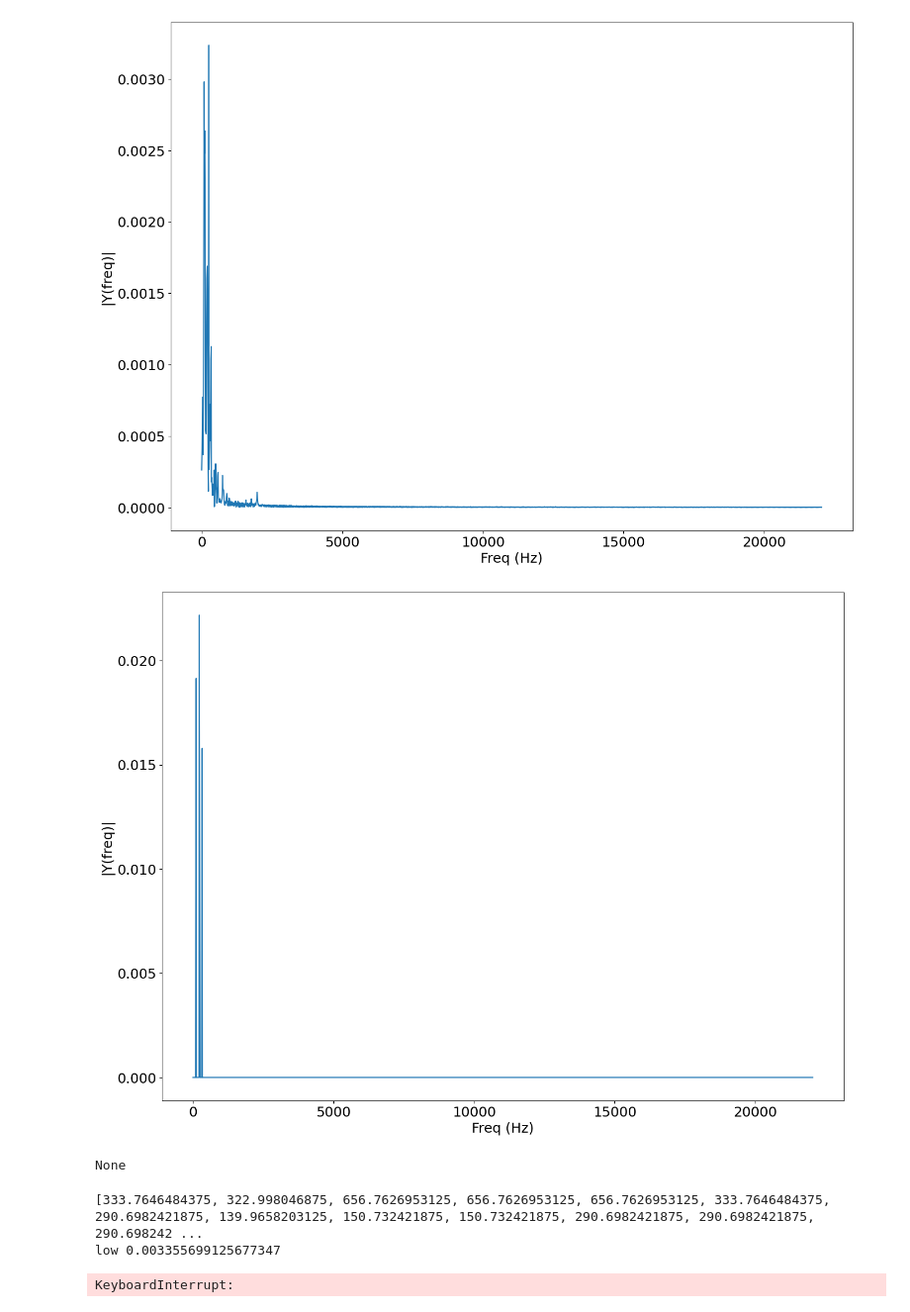
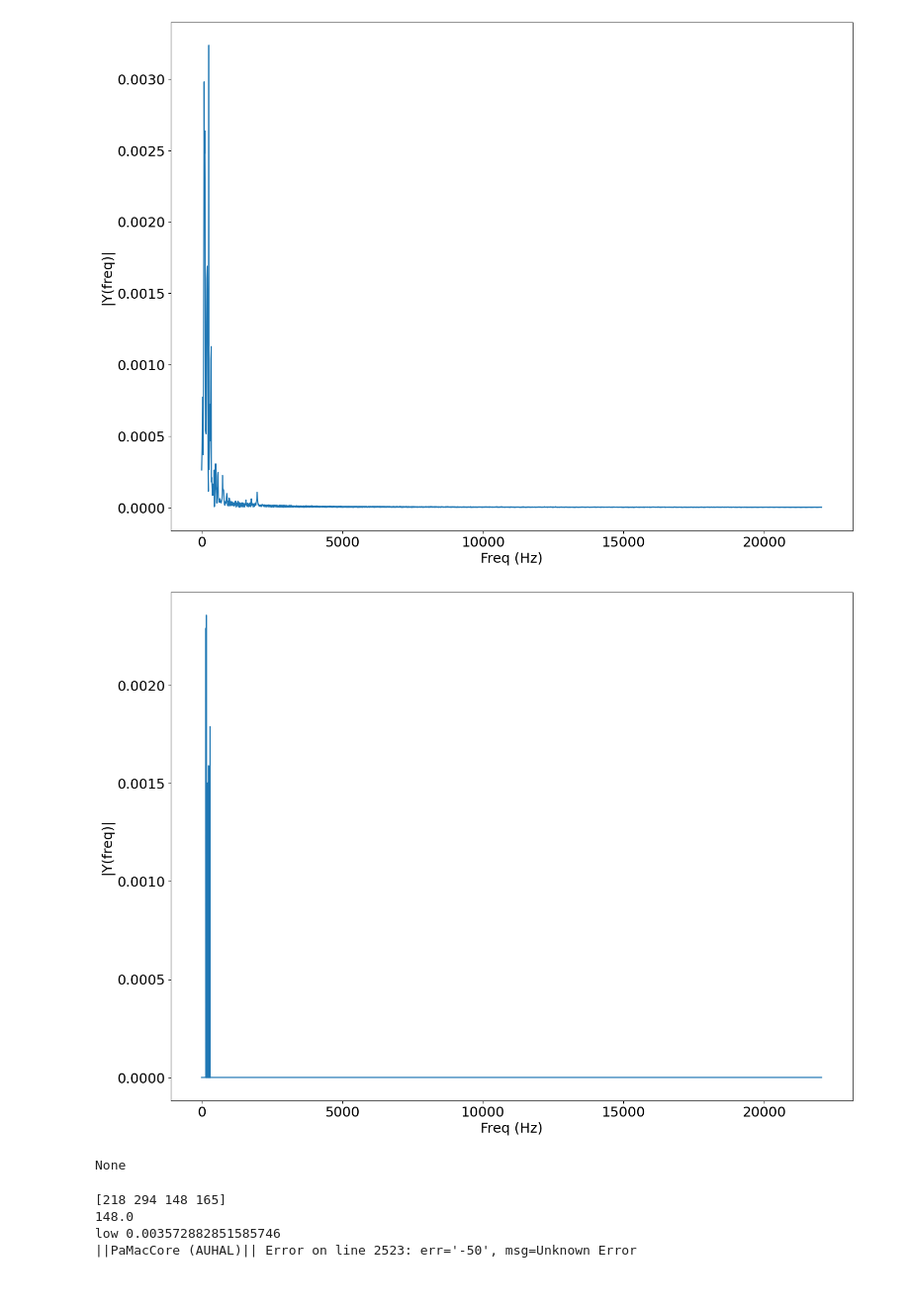
Before and after one commit to codin-eric/signal_analysis, a Jupyter notebook: FFT.ipynb, the cells around one changed output. Shown at 99% size. Saved outputs shown, nothing was run; the diff lists cells and outputs as text; code cells hidden in the pictures.

Commit message:
working time to frec

```diff
--- a/FFT.ipynb
+++ b/FFT.ipynb
@@ -11,7 +26,7 @@ p = pyaudio.PyAudio()
 
 CHANNELS = 1
 RATE = 44100
-buffer_size = 4096 # needed to change this to get undistorted audio
+buffer_size = 44100 # needed to change this to get undistorted audio
 
 
 # detect recorder
@@ -83,7 +98,7 @@ plt.show()
 # %%
 low_flag=True
 min_volume_tolerance = 0.04
-frec_volume_tolerance = 0.008
+frec_volume_tolerance = 0.0008
 all_frecs = []
 while True:
     audiobuffer = stream.read(buffer_size, exception_on_overflow=False)
@@ -91,38 +106,42 @@ while True:
 
     if max(signal) > min_volume_tolerance:
         low_flag=True
         ## FTT
         Fs = RATE
 
         n = len(signal)
         k = np.arange(n)
         T = n/Fs
 
         frq = k/T # two sides frequency range
         frq = frq[:len(frq)//2] # one side frequency range
 
         Y = np.fft.fft(signal)/n # dft and normalization
         Y = Y[:n//2]
         indices = Y > frec_volume_tolerance
         Y_clean = Y * indices
 
         if max(Y_clean) > 0:
             plt.plot(frq,abs(Y_clean)) # plotting the spectrum
             plt.xlabel('Freq (Hz)')
             plt.ylabel('|Y(freq)|')
             display.clear_output(wait=True)
             display.display(plt.show())
-            time.sleep(0.2)
-            index = Y.argmax(axis=0)
+            time.sleep(0.05)
+            # index = Y.argmax(axis=0)
+            index = np.argpartition(Y, -4)[-4:]
             all_frecs.append(frq[index])
-            print(all_frecs)
+            print(index)
+            print(min(frq[index]))
+            # print(all_frecs)
     else:
         if low_flag:
             print(f'low {max(signal)}')
             low_flag=False
 # %% [output]
-[figure, old version]
+[figure, new version]
 None
-[333.7646484375, 322.998046875, 656.7626953125, 656.7626953125, 656.7626953125, 333.7646484375, 290.6982421875, 139.9658203125, 150.732421875, 150.732421875, 290.6982421875, 290.6982421875, 290.698242 ...
-low 0.003355699125677347
+[218 294 148 165]
+148.0
+low 0.003572882851585746
+||PaMacCore (AUHAL)|| Error on line 2523: err='-50', msg=Unknown Error
-KeyboardInterrupt:
```
Also changed, not shown: parts of 6 cells of this notebook.
